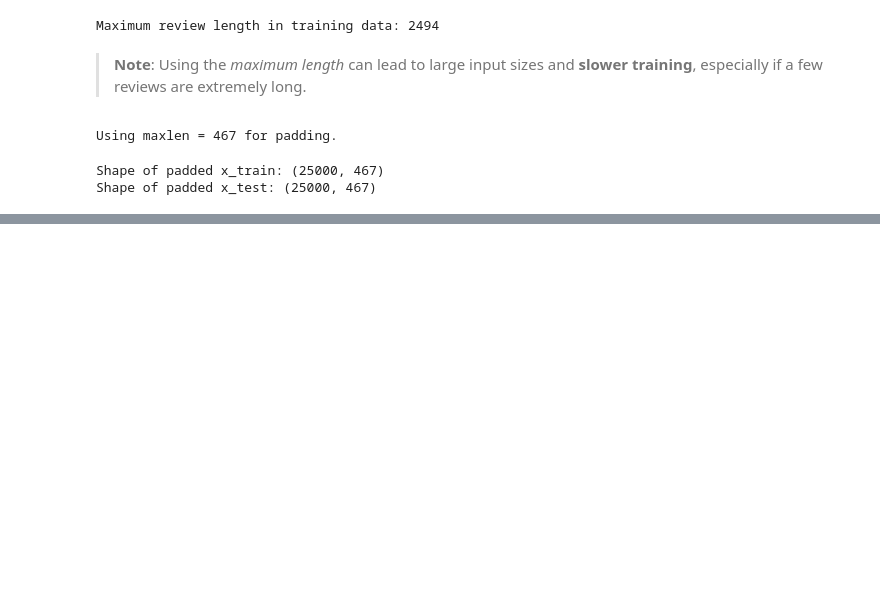
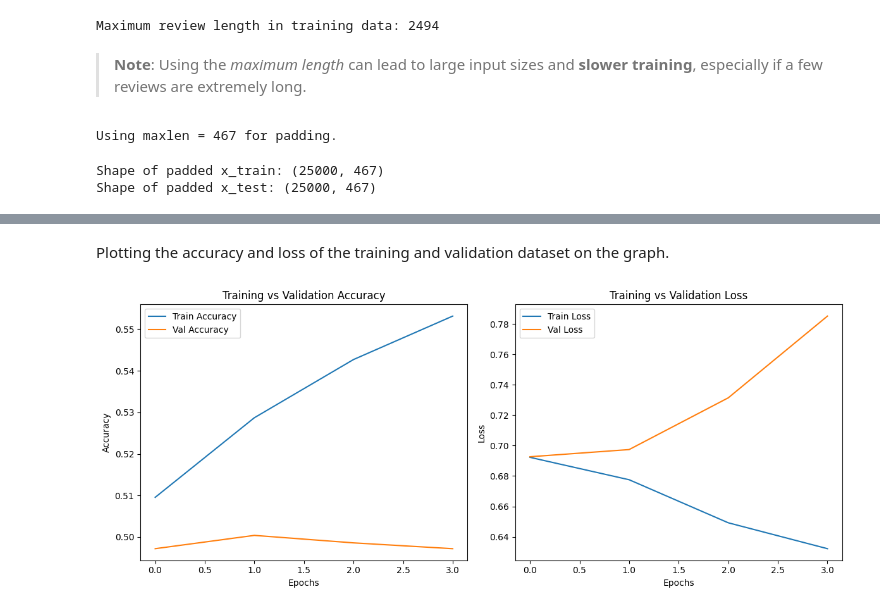
Before and after one commit to RawatRahul14/Sentiment-Analysis-Using-RNN, a Jupyter notebook: RahulRawat_928597_Assignment_5.ipynb, the cells around one changed output, grey strips where cells are left out. Drawn from its saved outputs; the diff is of its cells as text; code cells hidden in the pictures; blank space fills up the shorter version.

```diff
--- a/RahulRawat_928597_Assignment_5.ipynb
+++ b/RahulRawat_928597_Assignment_5.ipynb
@@ -127,0 +191,10 @@ Shape of padded x_test: (25000, 467)
+# %%
+# Splitting the data into Training and validation dataset with 80% in training and 20% in test
+x_train_final, x_val, y_train_final, y_val = train_test_split(x_train_padded, y_train, test_size = 0.2, random_state = 42)
+# %%
+# Creating a early_stop function that wll stop the model training when the `val_loss` won't decrease for 3 epochs
+early_stop = EarlyStopping(
+    monitor = "val_loss",
+    patience = 3,
+    restore_best_weights = True
+)
@@ -127,0 +203,6 @@ Shape of padded x_test: (25000, 467)
+# %%
+history = model.fit(x_train_final, y_train_final,
+                    epochs = 10,
+                    batch_size = 64,
+                    validation_data = (x_val, y_val),
+                    callbacks = [early_stop])
@@ -127,0 +232,2 @@ Shape of padded x_test: (25000, 467)
+# %% [markdown]
+Plotting the accuracy and loss of the training and validation dataset on the graph.
@@ -127,0 +236,26 @@ Shape of padded x_test: (25000, 467)
+# %%
+# Plot training & validation accuracy
+plt.figure(figsize = (12, 5))
+
+# Accuracy
+plt.subplot(1, 2, 1)
+plt.plot(history.history["accuracy"], label = "Train Accuracy")
+plt.plot(history.history["val_accuracy"], label = "Val Accuracy")
+plt.title("Training vs Validation Accuracy")
+plt.xlabel("Epochs")
+plt.ylabel("Accuracy")
+plt.legend()
+
+# Loss
+plt.subplot(1, 2, 2)
+plt.plot(history.history["loss"], label = "Train Loss")
+plt.plot(history.history["val_loss"], label = "Val Loss")
+plt.title("Training vs Validation Loss")
+plt.xlabel("Epochs")
+plt.ylabel("Loss")
+plt.legend()
+
+plt.tight_layout()
+plt.show()
+# %% [output]
+[figure, added]
```
Also changed, not shown: parts of 49 cells of this notebook, 1 other file.
